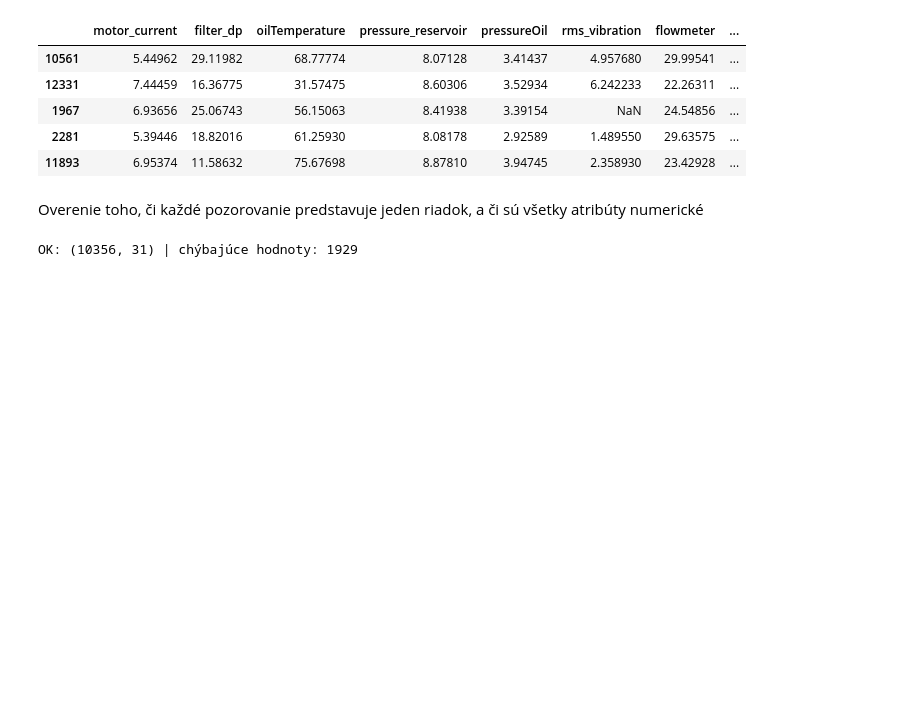
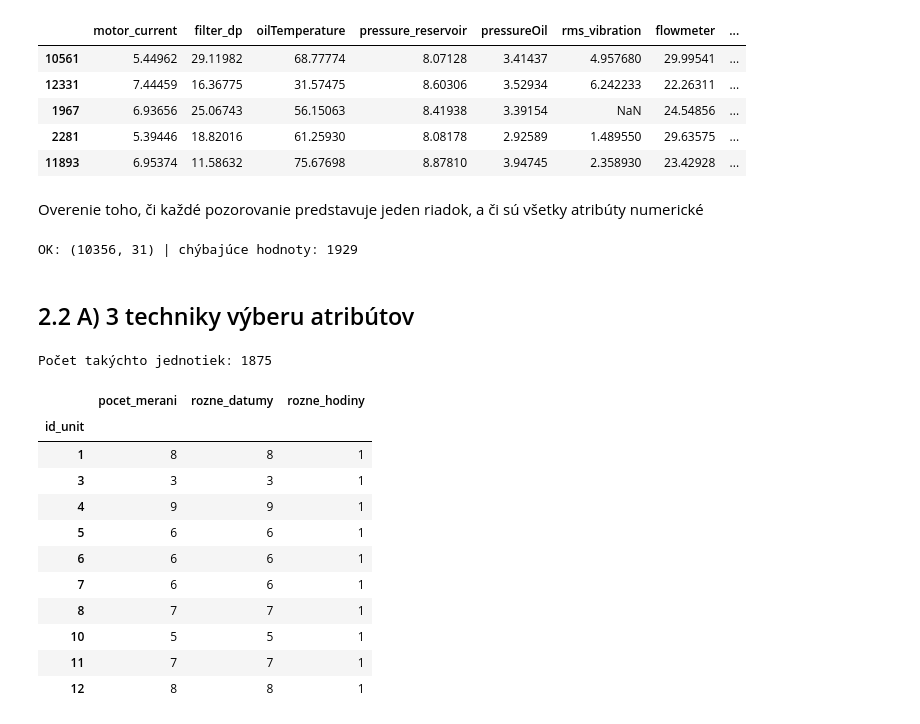
Before and after one commit to kavonada/IAU_zadanie, a Jupyter notebook: projekt.ipynb, the cells around one changed output. Drawn from its saved outputs; the diff is of its cells as text; code cells hidden in the pictures; blank space fills up the shorter version.

```diff
--- a/projekt.ipynb
+++ b/projekt.ipynb
@@ -1361,3 +1362,46 @@ assert X_train_num.select_dtypes(exclude="number").empty      # všetky atribút
 print("OK:", X_train_num.shape, "| chýbajúce hodnoty:", int(X_train_num.isna().sum().sum()))
 # %% [output]
 OK: (10356, 31) | chýbajúce hodnoty: 1929
+# %% [markdown]
+## 2.2 A)  3 techniky výberu atribútov
+# %%
+from sklearn.impute import SimpleImputer
+from sklearn.preprocessing import StandardScaler
+from sklearn.feature_selection import mutual_info_classif, RFE
+from sklearn.ensemble import RandomForestClassifier
+from sklearn.linear_model import LogisticRegression
+# Merania, pri ktorých je posledná oprava až v budúcnosti
+future_overhaul = data_merged["last_overhaul"] > data_merged["ts_cycle"]
+
+kontrola = (
+    data_merged.groupby("id_unit")
+    .agg(
+        pocet_merani=("ts_cycle", "size"),
+        rozne_datumy=("ts_cycle", "nunique"),
+        rozne_hodiny=("hoursService", "nunique")
+    )
+)
+
+# Jednotky s meraniami z viacerých časov,
+# ale s jedinou hodnotou hoursService
+podozrive = kontrola[
+    (kontrola["rozne_datumy"] > 1) &
+    (kontrola["rozne_hodiny"] == 1)
+]
+
+print("Počet takýchto jednotiek:", len(podozrive))
+display(podozrive.head(10))
+# %% [output]
+Počet takýchto jednotiek: 1875
+|  | pocet_merani | rozne_datumy | rozne_hodiny |
+| id_unit |  |  |  |
+| 1 | 8 | 8 | 1 |
+| 3 | 3 | 3 | 1 |
+| 4 | 9 | 9 | 1 |
+| 5 | 6 | 6 | 1 |
+| 6 | 6 | 6 | 1 |
+| 7 | 6 | 6 | 1 |
+| 8 | 7 | 7 | 1 |
+| 10 | 5 | 5 | 1 |
+| 11 | 7 | 7 | 1 |
+| 12 | 8 | 8 | 1 |
```
Also changed, not shown: parts of 17 cells of this notebook.
